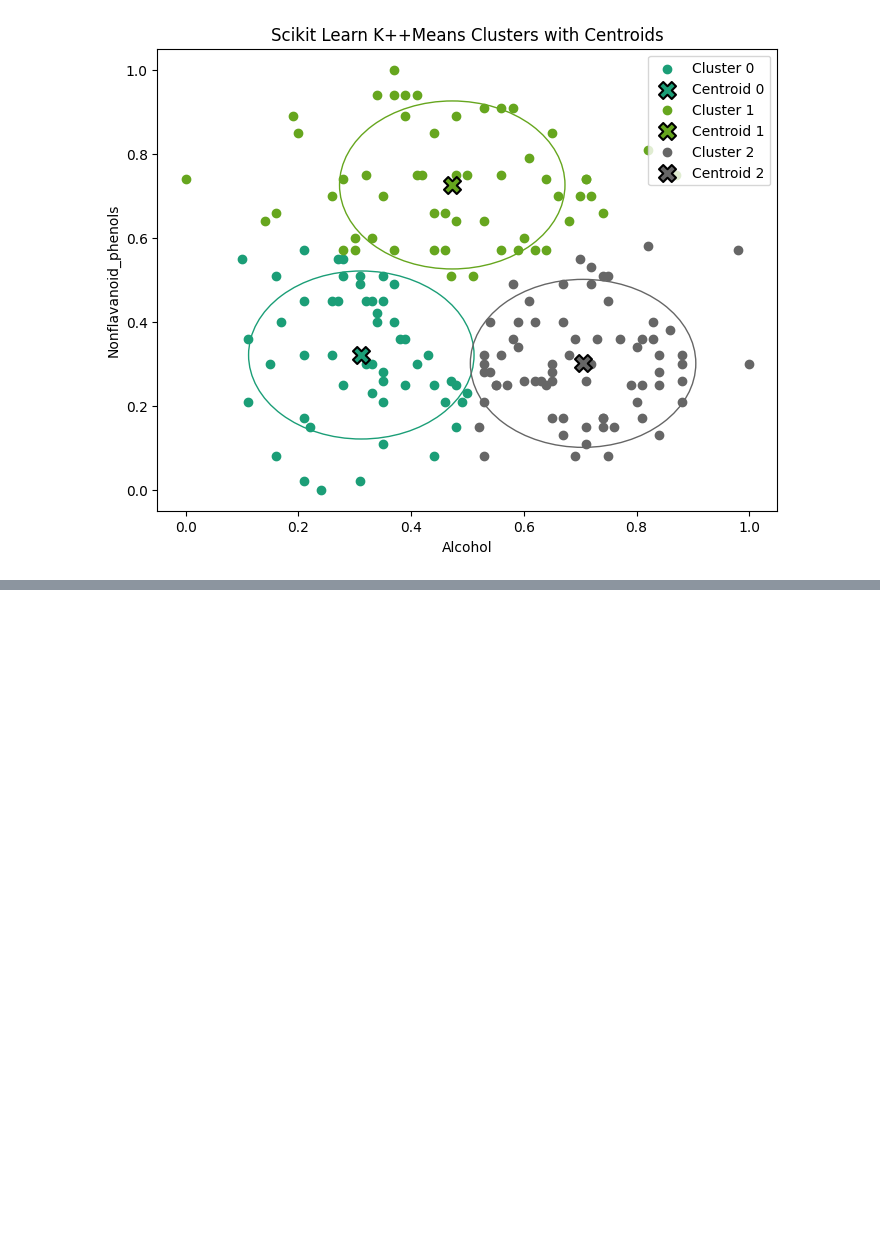
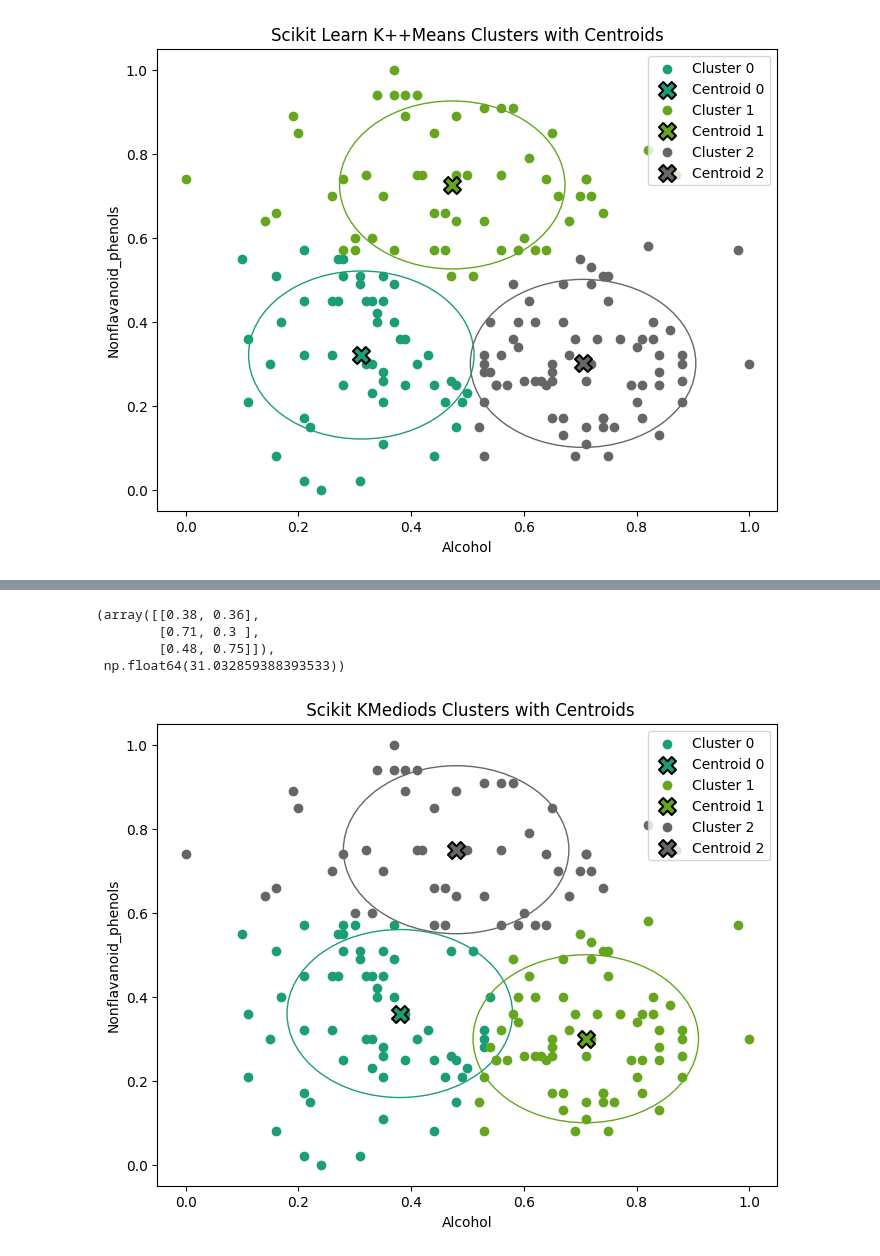
Before and after one commit to modelverseml/ml_clustering, a Jupyter notebook: ml_custering.ipynb, the cells around one changed output, grey strips where cells are left out. Cells and saved outputs as stored; diff of their text form; code cells hidden in the pictures; blank space fills up the shorter version.

```diff
--- a/ml_custering.ipynb
+++ b/ml_custering.ipynb
@@ -246,0 +268,19 @@ plot_clusters(wine_metrics_df,scikit_kppmeans_centers,scikit_kppmeans_clusters,
+# %%
+from sklearn_extra.cluster import KMedoids
+
+kmedoids = KMedoids(n_clusters=number_of_clusters,metric='euclidean',init='k-medoids++',random_state=42)
+scikit_kmedoids_clusters = kmedoids.fit_predict(wine_metrics_df)
+scikit_kmedoids_centers = kmedoids.cluster_centers_
+scikit_kmedoids_inertia = kmedoids.inertia_
+scikit_kmedoids_centers,scikit_kmedoids_inertia
+# %% [output]
+(array([[0.38, 0.36],
+        [0.71, 0.3 ],
+        [0.48, 0.75]]),
+ np.float64(31.032859388393533))
+# %%
+plot_clusters(wine_metrics_df,scikit_kmedoids_centers,scikit_kmedoids_clusters,
+              " Scikit KMediods Clusters with Centroids"
+              )
+# %% [output]
+[figure, added]
```
Also changed, not shown: parts of 9 cells of this notebook, 4 other files.
